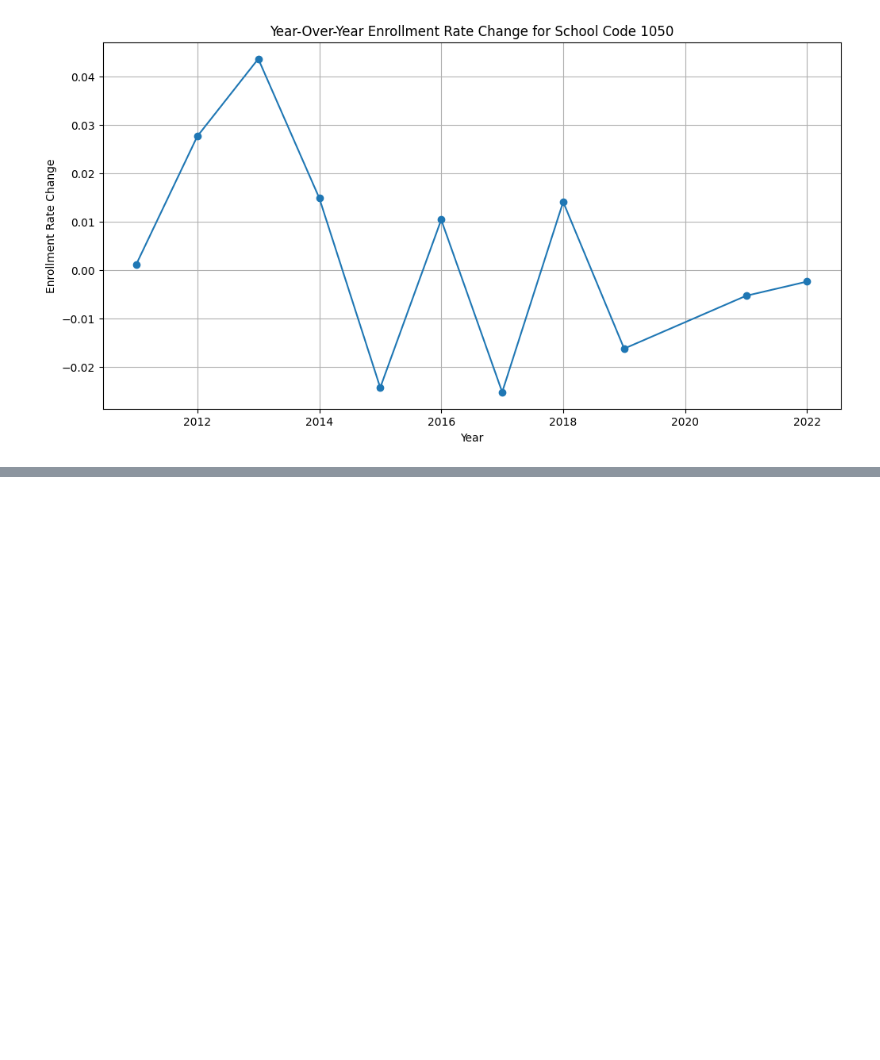
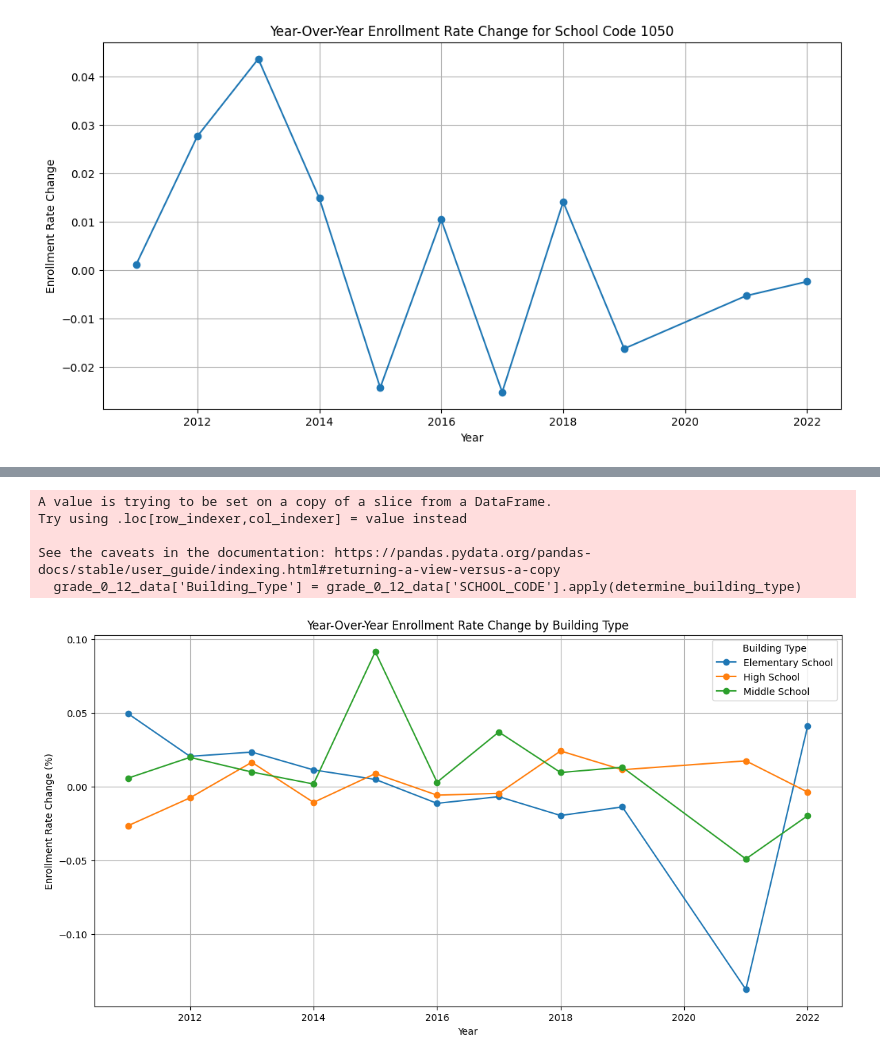
Before and after one commit to Kleach112/ML_Enrollment_Projections, a Jupyter notebook: notebooks/Exploratory_Data_Analysis.ipynb, the cells around one changed output, grey strips where cells are left out. Drawn from its saved outputs; the diff is of its cells as text; code cells hidden in the pictures; blank space fills up the shorter version.

```diff
--- a/notebooks/Exploratory_Data_Analysis.ipynb
+++ b/notebooks/Exploratory_Data_Analysis.ipynb
@@ -181,0 +211,43 @@ plt.show()
+# %%
+
+# Define a function to determine the building type based on the SCHOOL_CODE
+def determine_building_type(school_code):
+    school_code = str(school_code)
+    if school_code.startswith('1'):
+        return 'High School'
+    elif school_code.startswith('3'):
+        return 'Middle School'
+    elif school_code.startswith('4'):
+        return 'Elementary School'
+    else:
+        return 'Other'
+
+# Apply the function to create a new 'Building_Type' column
+grade_0_12_data['Building_Type'] = grade_0_12_data['SCHOOL_CODE'].apply(determine_building_type)
+
+# Group by 'YEAR' and 'Building_Type', then sum the 'TOTAL_ENROLLMENT'
+building_type_enrollment = grade_0_12_data.groupby(['YEAR', 'Building_Type'])['TOTAL_ENROLLMENT'].sum().reset_index()
+
+# Calculate the year-over-year percentage change for each building type
+building_type_enrollment['ENROLLMENT_RATE_CHANGE'] = building_type_enrollment.groupby('Building_Type')['TOTAL_ENROLLMENT'].pct_change()
+
+# Plot the year-over-year percentage change for each building type
+plt.figure(figsize=(14, 7))
+
+for building_type in building_type_enrollment['Building_Type'].unique():
+    subset = building_type_enrollment[building_type_enrollment['Building_Type'] == building_type]
+    plt.plot(subset['YEAR'], subset['ENROLLMENT_RATE_CHANGE'], marker='o', label=building_type)
+
+plt.title('Year-Over-Year Enrollment Rate Change by Building Type')
+plt.xlabel('Year')
+plt.ylabel('Enrollment Rate Change (%)')
+plt.legend(title='Building Type')
+plt.grid(True)
+plt.show()
+# %% [output]
+A value is trying to be set on a copy of a slice from a DataFrame.
+Try using .loc[row_indexer,col_indexer] = value instead
+
+See the caveats in the documentation: https://pandas.pydata.org/pandas-docs/stable/user_guide/indexing.html#returning-a-view-versus-a-copy
+  grade_0_12_data['Building_Type'] = grade_0_12_data['SCHOOL_CODE'].apply(determine_building_type)
+[figure, added]
```
Also changed, not shown: parts of 4 cells of this notebook.
